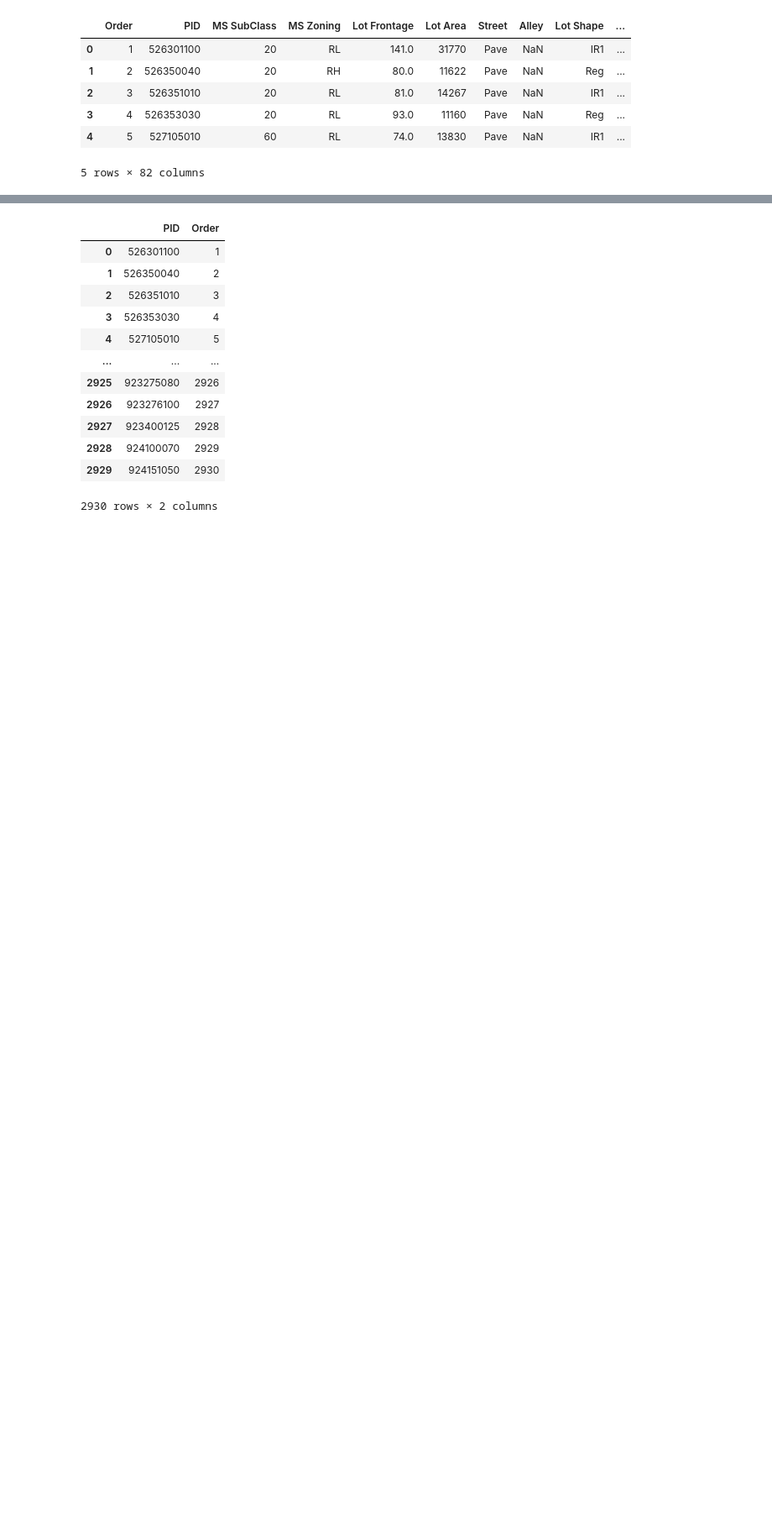
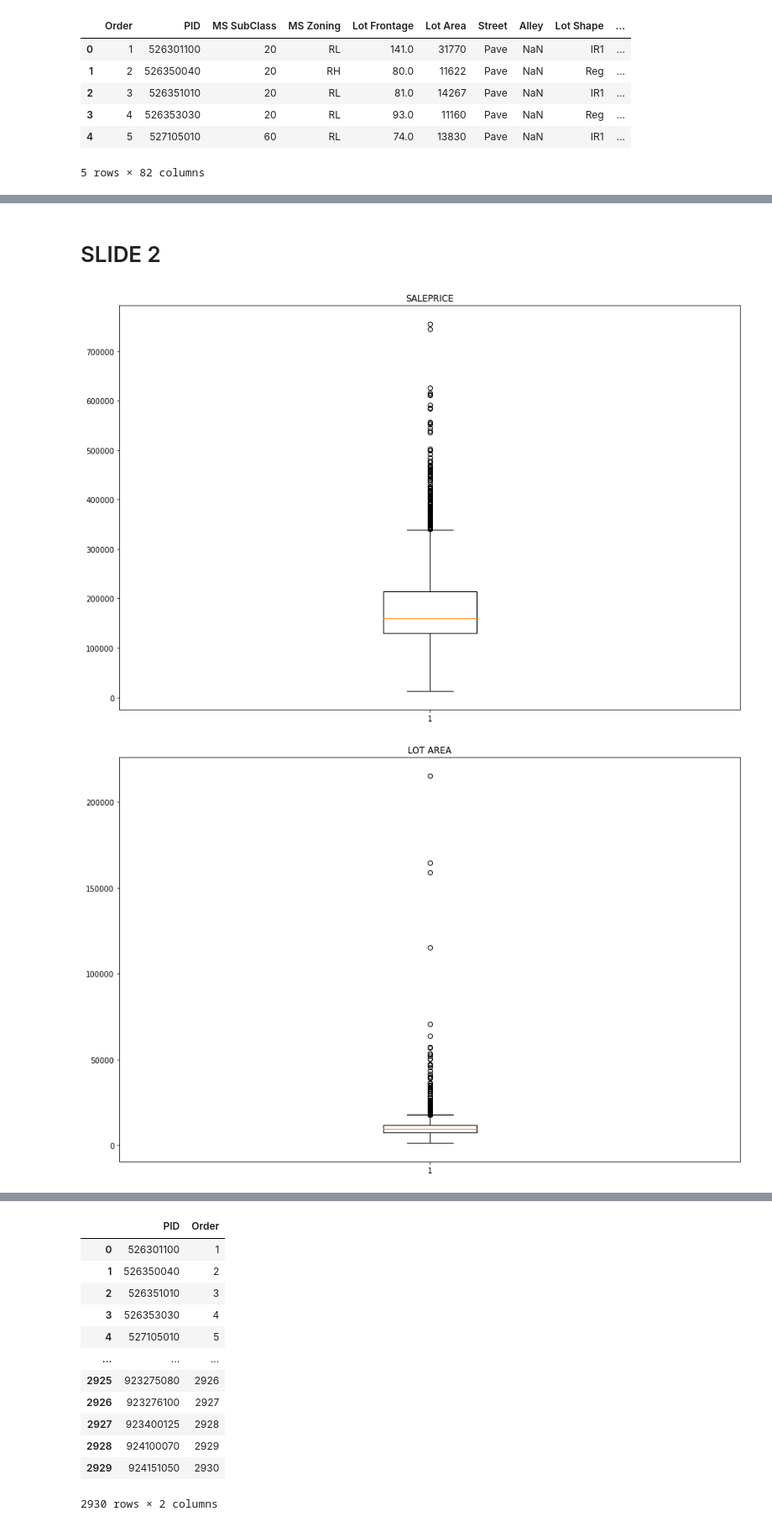
Before and after one commit to Jeremykibiru/Advanced-ML, a Jupyter notebook: project.ipynb, the cells around one changed output, grey strips where cells are left out. Shown at 84% size. Drawn from its saved outputs; the diff is of its cells as text; code cells hidden in the pictures; blank space fills up the shorter version.

Commit message:
slide 2 and 3

```diff
--- a/project.ipynb
+++ b/project.ipynb
@@ -40,0 +109,14 @@ missing
+# %% [markdown]
+# SLIDE 2
+# %%
+numerical_data = data.select_dtypes(include=["float64","int64"])
+# %%
+# Replacing outliers using percentile imputation
+for column in numerical_data[['SalePrice','Lot Area','Open Porch SF']]:
+    plt.figure(figsize=(15,10))
+    plt.boxplot(numerical_data[column])
+    plt.title(column.upper())
+    plt.show()
+# %% [output]
+[figure, added]
+[figure, added]
```
Also changed, not shown: parts of 14 cells of this notebook.
